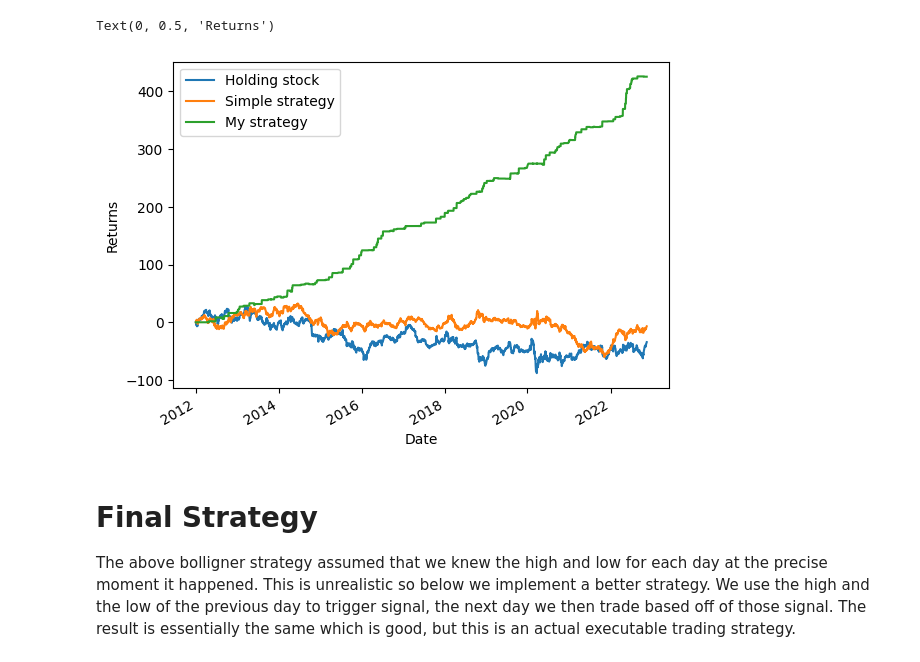
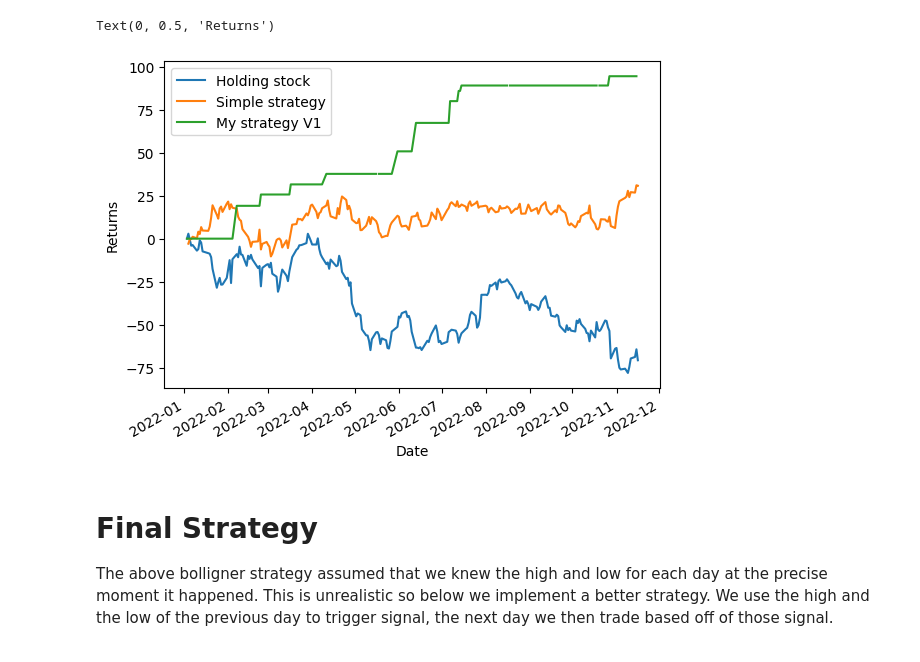
Before and after one commit to C-Kitching/Data-Science-Society, a Jupyter notebook: ATS/week 5 - Simple trading strategy and Bollinger band.ipynb, the cells around one changed output. Drawn from its saved outputs; the diff is of its cells as text; code cells hidden in the pictures.

```diff
--- a/ATS/week 5 - Simple trading strategy and Bollinger band.ipynb
+++ b/ATS/week 5 - Simple trading strategy and Bollinger band.ipynb
@@ -5,8 +5,8 @@ import matplotlib.pyplot as plt
 import pandas as pd
 # %%
 # download data
-ticker = "IBM"
-df = yt.download(ticker, start = "2012-01-01")
+ticker = "AMZN"
+df = yt.download(ticker, start = "2022-01-01")
 df.head()
 # %% [output]
 [*********************100%***********************]  1 of 1 completed
@@ -81,6 +86,8 @@ plt.show()
 counter = 0
 long_pos = False
 short_pos = False
+long_price = 0
+short_price = 0
 total_long_positions = 0
 total_short_positions = 0
 r = 0.1
@@ -88,7 +95,7 @@ for i, row in df.iterrows():
 
     # do nothing for the first 20 days
     if counter < N:
-        df.at[i, "profit_bollinger_strat"] = 0
+        df.at[i, "profit_bollinger_strat_V1"] = 0
     else:
 
         # if low falls below lower band
@@ -101,9 +108,9 @@ for i, row in df.iterrows():
             if short_pos and short_price > low:
                 short_pos = False
                 total_short_positions -= 1
-                df.at[i, "profit_bollinger_strat"] = short_price - close
+                df.at[i, "profit_bollinger_strat_V1"] = short_price - close
             else:
-                df.at[i, "profit_bollinger_strat"] = 0
+                df.at[i, "profit_bollinger_strat_V1"] = 0
 
             # if we don't have a long position, open one
             if not long_pos:
@@ -122,9 +129,9 @@ for i, row in df.iterrows():
             if long_pos and high > long_price:
                 long_pos = False
                 total_long_positions -= 1
-                df.at[i, "profit_bollinger_strat"] = close - long_price
+                df.at[i, "profit_bollinger_strat_V1"] = close - long_price
             else:
-                df.at[i, "profit_bollinger_strat"] = 0
+                df.at[i, "profit_bollinger_strat_V1"] = 0
 
             # open short pos
             if not short_pos:
@@ -133,26 +140,26 @@ for i, row in df.iterrows():
                 total_short_positions += 1
                 short_date = i
 
-        # if price falls 10% below long, close position and take loss
+        # if high price falls 10% below long, close position and take loss
         elif(df.at[i, "High"] < (1-r)*long_price and long_pos):
-            df.at[i, "profit_bolligner_strat"] = df.at[i, "Close"] - long_price
+            df.at[i, "profit_bolligner_strat_V1"] = df.at[i, "Close"] - long_price
             long_pos = False
             total_long_positions -= 1
 
-        # if price rises 10% above short, close position and take loss
-        elif(df.at[i, "High"] > (1+r)*short_price and short_pos):
-            df.at[i, "profit_bolligner_strat"] = short_price - df.at[i, "Close"]
+        # if low price rises 10% above short, close position and take loss
+        elif(df.at[i, "Low"] > (1+r)*short_price and short_pos):
+            df.at[i, "profit_bolligner_strat_V1"] = short_price - df.at[i, "Close"]
             short_pos = False
             total_short_positions -= 1
 
         # if between bands
         else:
-            df.at[i, "profit_bollinger_strat"] = 0
+            df.at[i, "profit_bollinger_strat_V1"] = 0
 
     counter += 1
 
 # find cummulative returns
-df["return_bollinger_strat"] = df["profit_bollinger_strat"].cumsum()
+df["return_bollinger_strat_V1"] = df["profit_bollinger_strat_V1"].cumsum()
 
 # check for open and close positions
 if total_long_positions > 0:
@@ -167,13 +171,14 @@ Warning: 1 open short position(s)
 # %%
-df.plot(y = ["return_holding_stock", "return_simple_strat", "return_bollinger_strat"], label = ["Holding stock", "Simple strategy", "My strategy"])
+df.plot(y = ["return_holding_stock", "return_simple_strat", "return_bollinger_strat_V1"],
+        label = ["Holding stock", "Simple strategy", "My strategy V1"])
 plt.ylabel("Returns")
 # %% [output]
 Text(0, 0.5, 'Returns')
-[figure, old version]
+[figure, new version]
 # %% [markdown]
 # Final Strategy
 
-The above bolligner strategy assumed that we knew the high and low for each day at the precise moment it happened. This is unrealistic so below we implement a better strategy. We use the high and the low of the previous day to trigger signal, the next day we then trade based off of those signal. The result is essentially the same which is good, but this is an actual executable trading strategy.
+The above bolligner strategy assumed that we knew the high and low for each day at the precise moment it happened. This is unrealistic so below we implement a better strategy. We use the high and the low of the previous day to trigger signal, the next day we then trade based off of those signal.
 # %%
 # create strategy based off bolinger bands
 counter = 0
```
Also changed, not shown: parts of 11 cells of this notebook.
